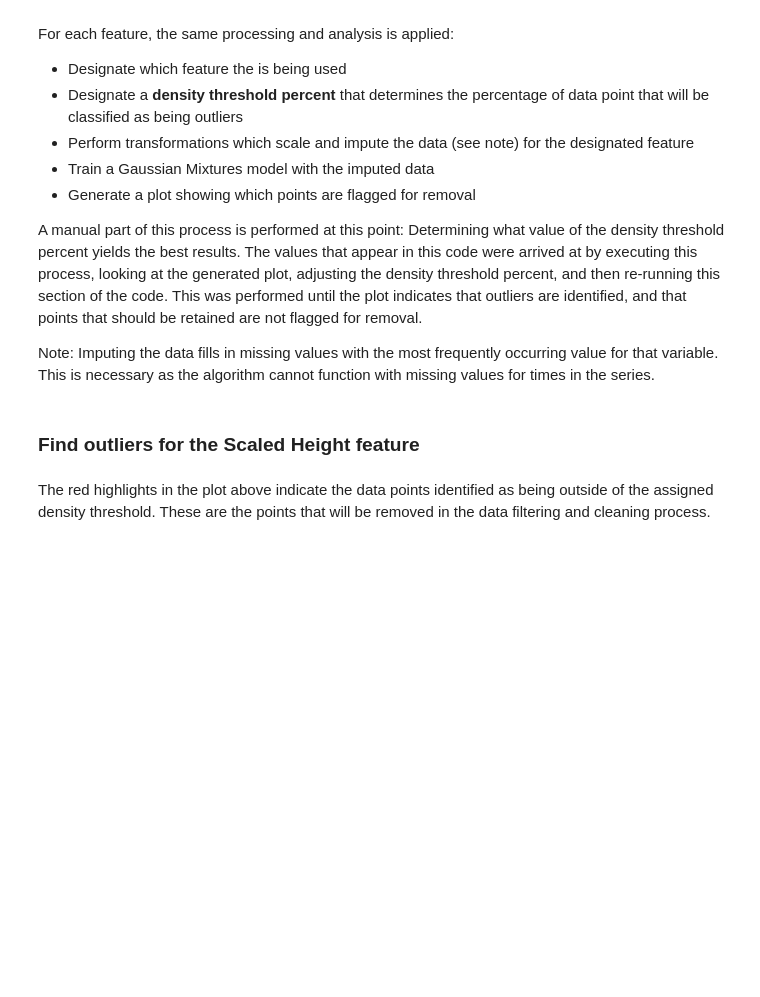
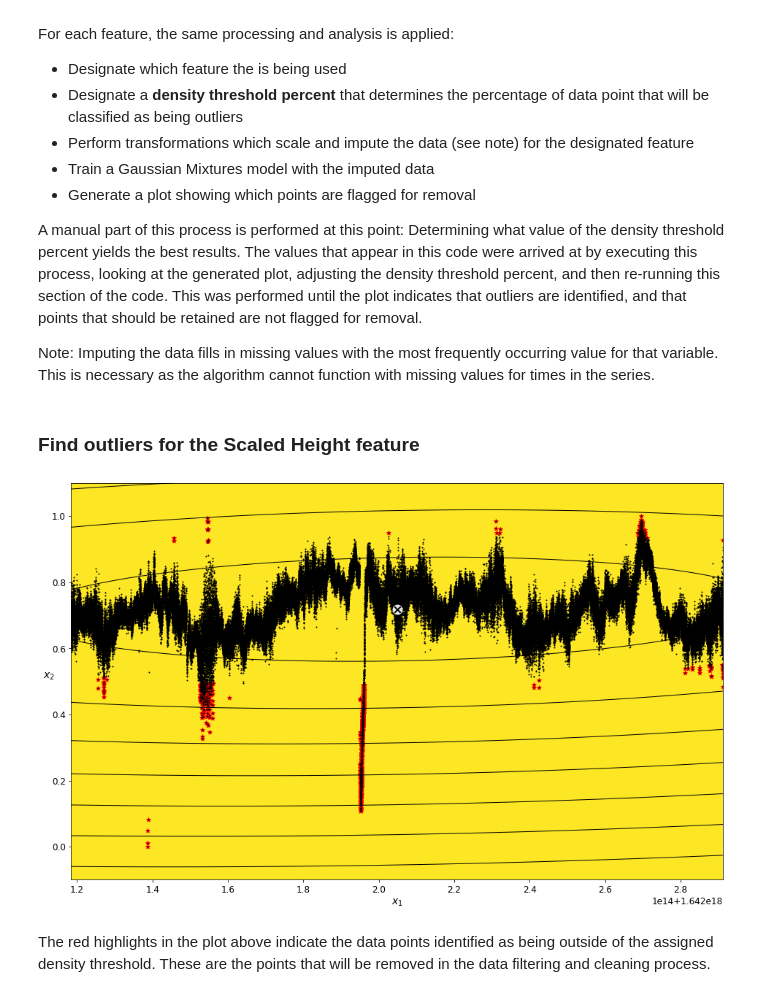
Before and after one commit to mdye/TZVOLCANO_machine_learning, a Jupyter notebook: tonga_event.ipynb, the cells around one changed output. Cells and saved outputs as stored; diff of their text form; code cells hidden in the pictures; blank space fills up the shorter version.

```diff
--- a/tonga_event.ipynb
+++ b/tonga_event.ipynb
@@ -394,13 +394,15 @@ Note: Imputing the data fills in missing values with the most frequently occurri
 ### Find outliers for the Scaled Height feature
 # %%
 field_name = 'Scaled Height'
-scaled_height_density_threshold_percent = 5.2
+scaled_height_density_threshold_percent = 1
 
 scaled_height_data_imputed = transform_data_for_gaussian_mixtures(scaled_data, field_name)
 
 scaled_height_gm, scaled_height_anomalies = get_anomalies_using_gaussian_mixtures(scaled_height_data_imputed, scaled_height_density_threshold_percent)
 
 plot_gaussian_mixture_anomalies(scaled_height_gm, scaled_height_data_imputed, scaled_height_anomalies)
+# %% [output]
+[figure, added]
 # %% [markdown]
 The red highlights in the plot above indicate the data points identified as being outside of the assigned density threshold. These are the points that will be removed in the data filtering and cleaning process.
 # %% [markdown]
```
Also changed, not shown: parts of 32 cells of this notebook.
